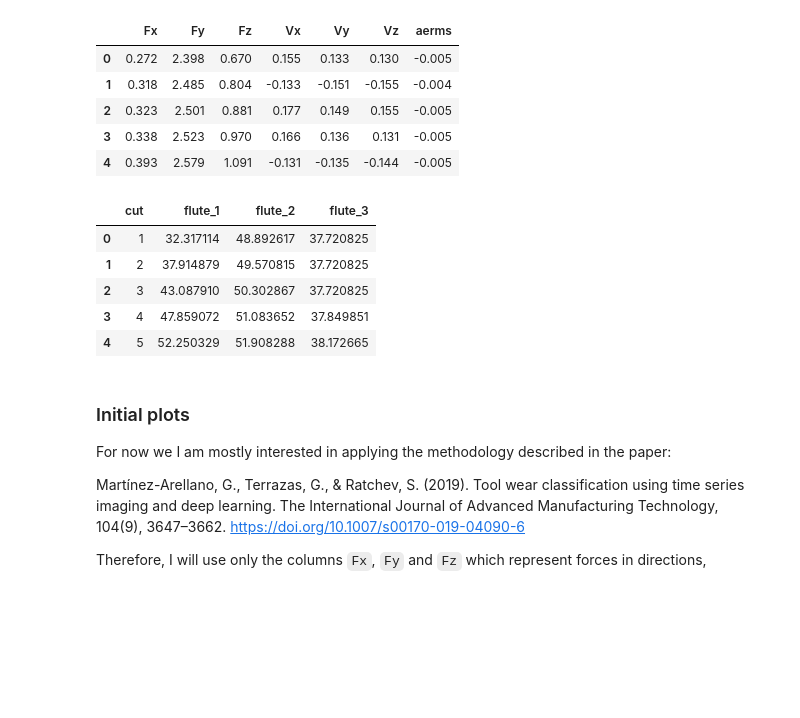
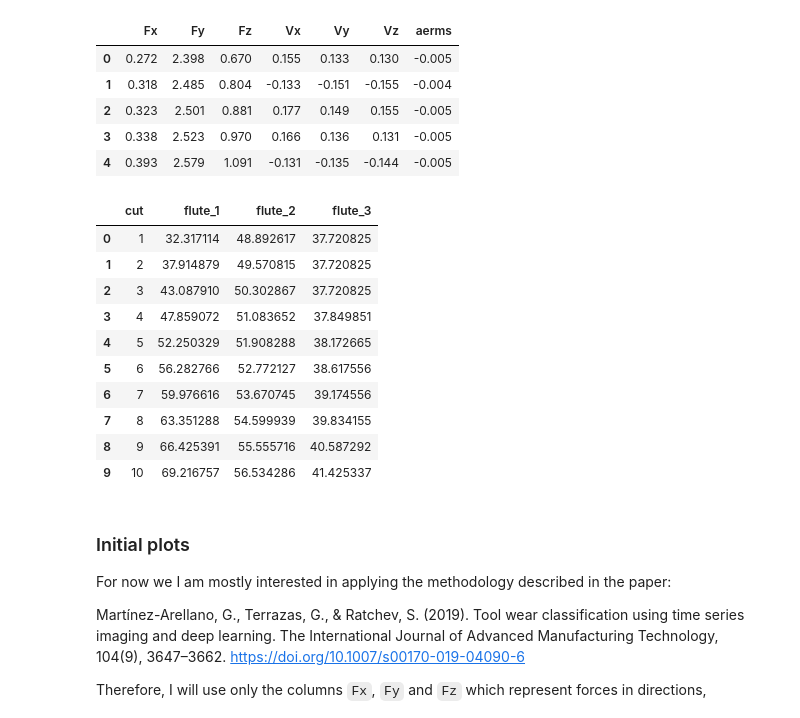
Before and after one commit to karylsienn/PHM2010, a Jupyter notebook: 00-initial-exploration.ipynb, the cells around one changed output. Cells and saved outputs as stored; diff of their text form; code cells hidden in the pictures; blank space fills up the shorter version.

```diff
--- a/00-initial-exploration.ipynb
+++ b/00-initial-exploration.ipynb
@@ -39,14 +39,19 @@ cutter_c1_sample.head()
 | 3 | 0.338 | 2.523 | 0.970 | 0.166 | 0.136 | 0.131 | -0.005 |
 | 4 | 0.393 | 2.579 | 1.091 | -0.131 | -0.135 | -0.144 | -0.005 |
 # %%
-cutter_c1_wear.head()
+cutter_c1_wear.head(10)
 # %% [output]
 |  | cut | flute_1 | flute_2 | flute_3 |
 | 0 | 1 | 32.317114 | 48.892617 | 37.720825 |
 | 1 | 2 | 37.914879 | 49.570815 | 37.720825 |
 | 2 | 3 | 43.087910 | 50.302867 | 37.720825 |
 | 3 | 4 | 47.859072 | 51.083652 | 37.849851 |
 | 4 | 5 | 52.250329 | 51.908288 | 38.172665 |
+| 5 | 6 | 56.282766 | 52.772127 | 38.617556 |
+| 6 | 7 | 59.976616 | 53.670745 | 39.174556 |
+| 7 | 8 | 63.351288 | 54.599939 | 39.834155 |
+| 8 | 9 | 66.425391 | 55.555716 | 40.587292 |
+| 9 | 10 | 69.216757 | 56.534286 | 41.425337 |
 # %% [markdown]
 ### Initial plots
 
```
Also changed, not shown: 3 other files.
